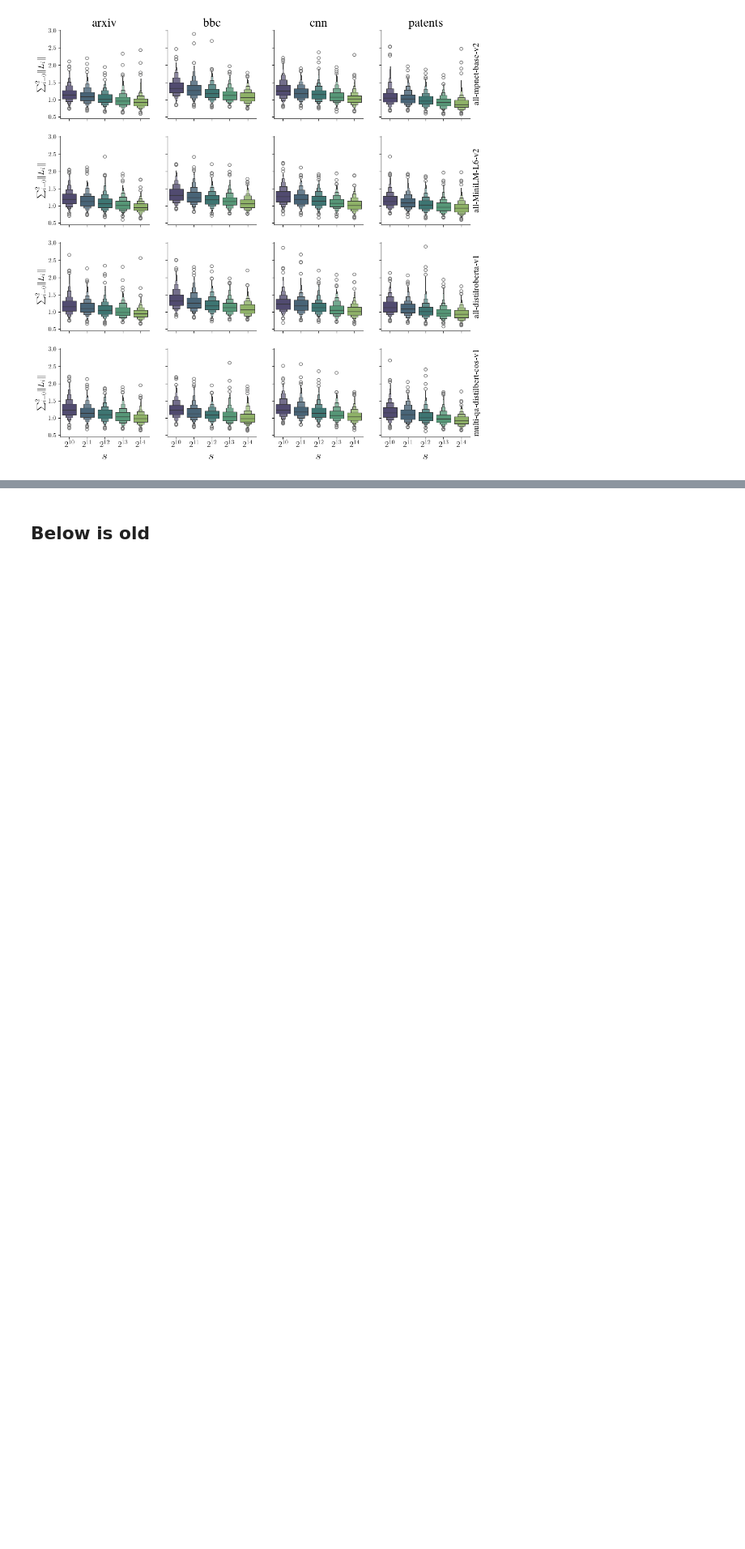
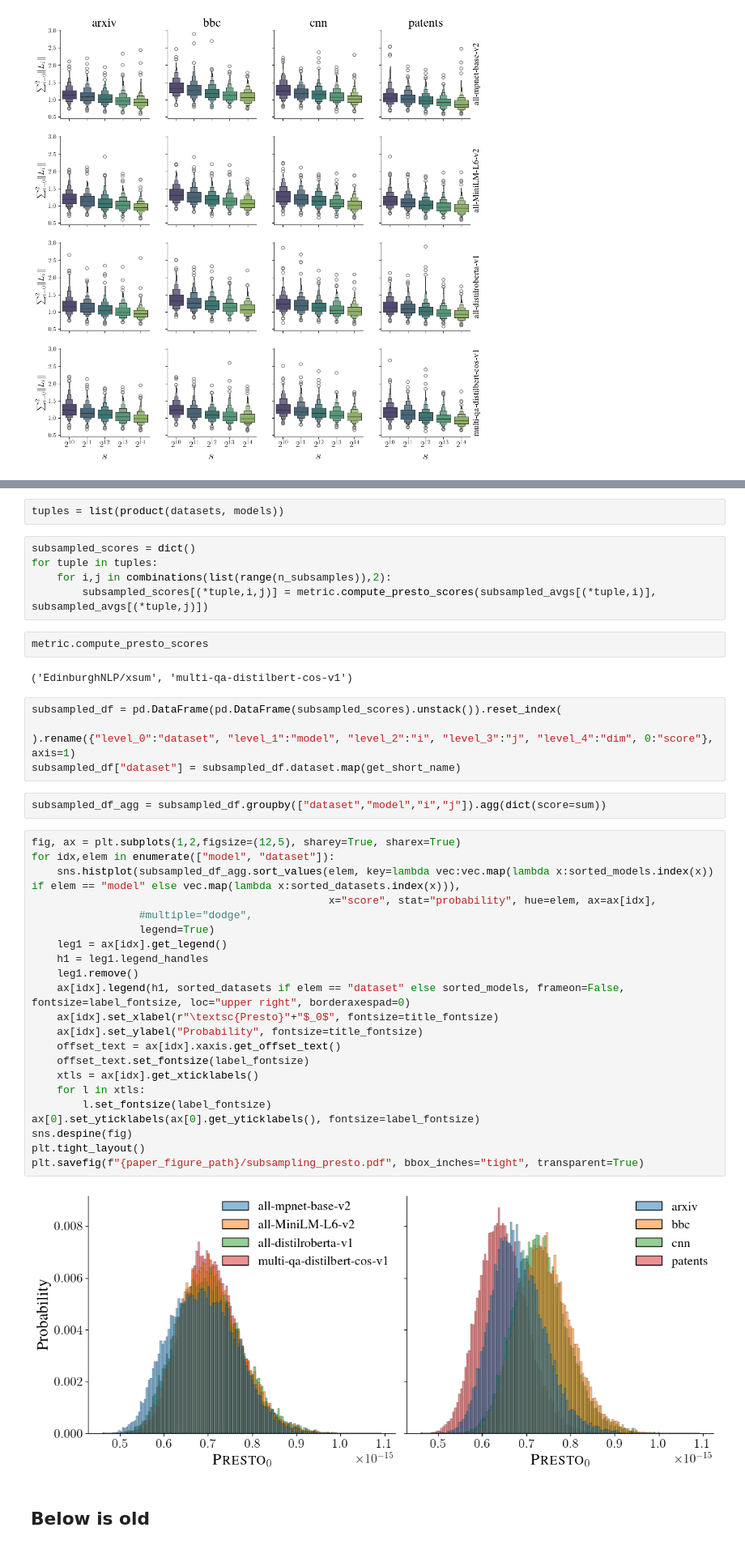
Before and after one commit to aidos-lab/Presto, a Jupyter notebook: notebooks/presto_test.ipynb, the cells around one changed output, grey strips where cells are left out. Shown at 81% size. Drawn from its saved outputs; the diff is of its cells as text; blank space fills up the shorter version.

Commit message:
smaller component variation script; subsampling to check distance between samples

```diff
--- a/notebooks/presto_test.ipynb
+++ b/notebooks/presto_test.ipynb
@@ -333,3 +372,45 @@ plt.savefig(f"{paper_figure_path}/distributions_landscape-norms.pdf", bbox_inche
+# %%
+tuples = list(product(datasets, models))
+# %%
+subsampled_scores = dict()
+for tuple in tuples:
+    for i,j in combinations(list(range(n_subsamples)),2):
+        subsampled_scores[(*tuple,i,j)] = metric.compute_presto_scores(subsampled_avgs[(*tuple,i)], subsampled_avgs[(*tuple,j)])
+# %%
+metric.compute_presto_scores
+# %% [output]
+('EdinburghNLP/xsum', 'multi-qa-distilbert-cos-v1')
+# %%
+subsampled_df = pd.DataFrame(pd.DataFrame(subsampled_scores).unstack()).reset_index(
+
+).rename({"level_0":"dataset", "level_1":"model", "level_2":"i", "level_3":"j", "level_4":"dim", 0:"score"}, axis=1)
+subsampled_df["dataset"] = subsampled_df.dataset.map(get_short_name)
+# %%
+subsampled_df_agg = subsampled_df.groupby(["dataset","model","i","j"]).agg(dict(score=sum))
+# %%
+fig, ax = plt.subplots(1,2,figsize=(12,5), sharey=True, sharex=True)
+for idx,elem in enumerate(["model", "dataset"]):
+    sns.histplot(subsampled_df_agg.sort_values(elem, key=lambda vec:vec.map(lambda x:sorted_models.index(x)) if elem == "model" else vec.map(lambda x:sorted_datasets.index(x))),
+                                               x="score", stat="probability", hue=elem, ax=ax[idx],
+                 #multiple="dodge",
+                 legend=True)
+    leg1 = ax[idx].get_legend()
+    h1 = leg1.legend_handles
+    leg1.remove()
+    ax[idx].legend(h1, sorted_datasets if elem == "dataset" else sorted_models, frameon=False, fontsize=label_fontsize, loc="upper right", borderaxespad=0)
+    ax[idx].set_xlabel(r"\textsc{Presto}"+"$_0$", fontsize=title_fontsize)
+    ax[idx].set_ylabel("Probability", fontsize=title_fontsize)
+    offset_text = ax[idx].xaxis.get_offset_text()
+    offset_text.set_fontsize(label_fontsize)
+    xtls = ax[idx].get_xticklabels()
+    for l in xtls:
+        l.set_fontsize(label_fontsize)
+ax[0].set_yticklabels(ax[0].get_yticklabels(), fontsize=label_fontsize)
+sns.despine(fig)
+plt.tight_layout()
+plt.savefig(f"{paper_figure_path}/subsampling_presto.pdf", bbox_inches="tight", transparent=True)
+# %% [output]
+[figure, added]
 # %% [markdown]
 ## Below is old
 # %% [markdown]
```
Also changed, not shown: parts of 6 cells of this notebook, 1 other file.
